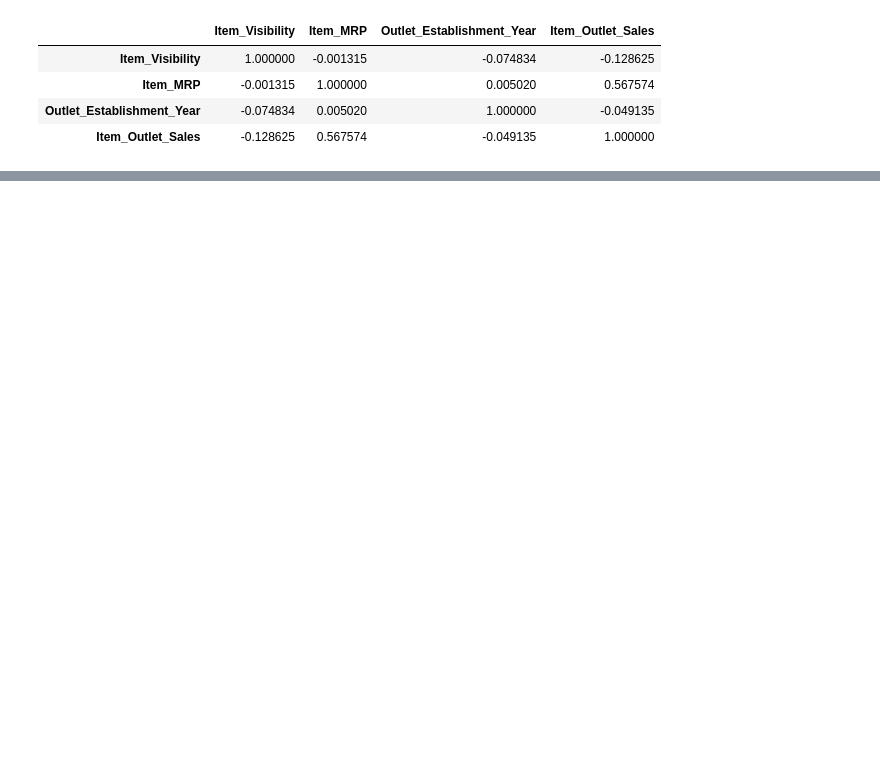
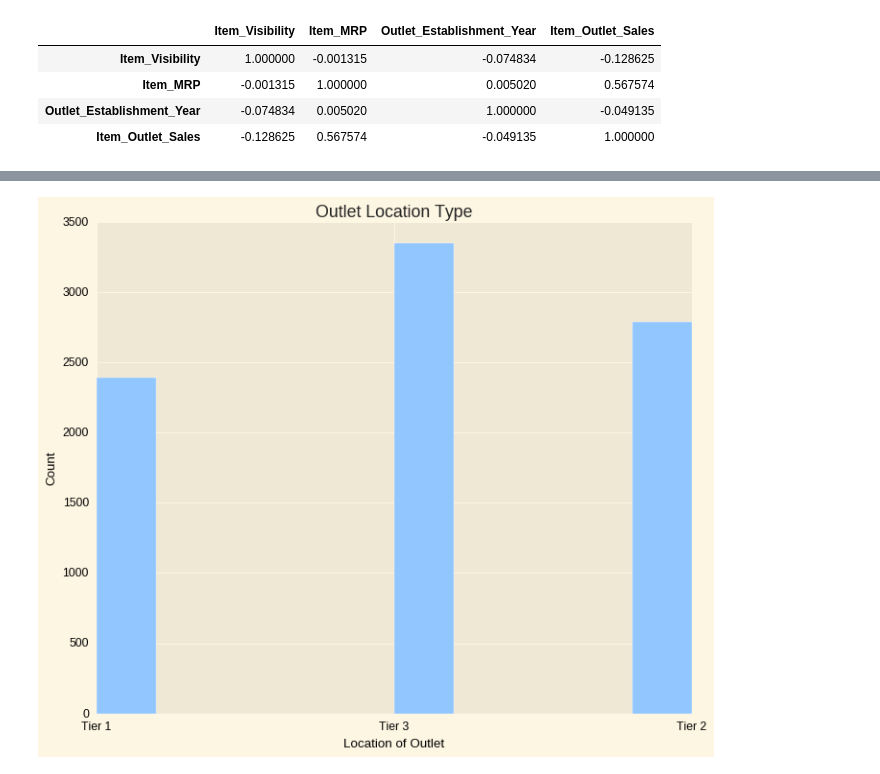
Before and after one commit to Sabrinapearlpervez/food-sales-predictions, a Jupyter notebook: food_sales_predictions.ipynb, the cells around one changed output, grey strips where cells are left out. Drawn from its saved outputs; the diff is of its cells as text; code cells hidden in the pictures; blank space fills up the shorter version.

```diff
--- a/food_sales_predictions.ipynb
+++ b/food_sales_predictions.ipynb
@@ -228,0 +229,13 @@ sns.heatmap(corr, cmap = 'Purples', annot =True);
+# %%
+fig = plt.figure()
+fig.set_figheight(8)
+fig.set_figwidth(10)
+df['Outlet_Location_Type'].hist();
+plt.style.use('Solarize_Light2')
+plt.xlabel('Location of Outlet', c='black', fontsize=12);
+plt.ylabel('Count', c='black', fontsize=12);
+plt.xticks(fontsize=11, c='black');
+plt.yticks(fontsize=11, c='black');
+plt.title('Outlet Location Type');
+# %% [output]
+[figure, added]
```
Also changed, not shown: parts of 8 cells of this notebook.
